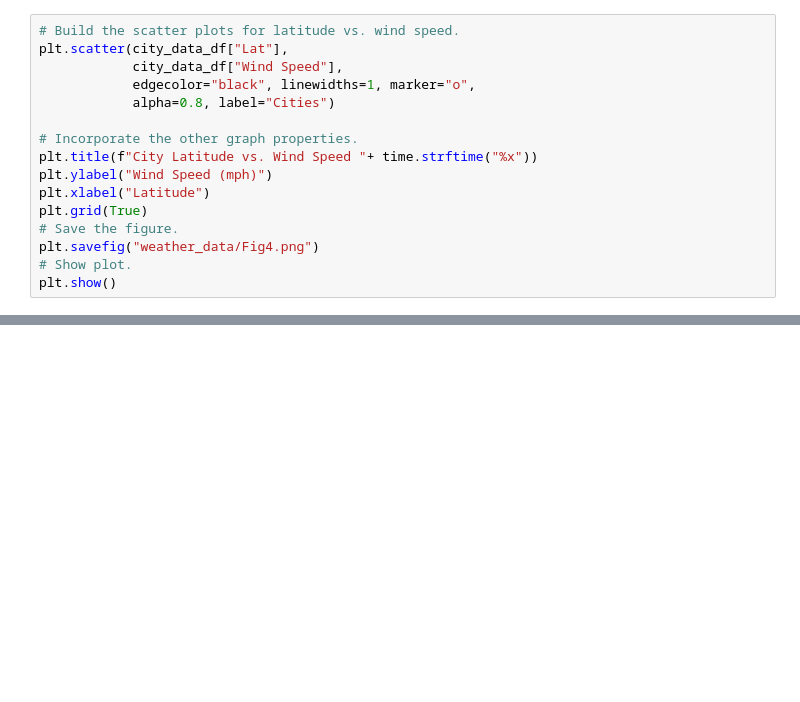
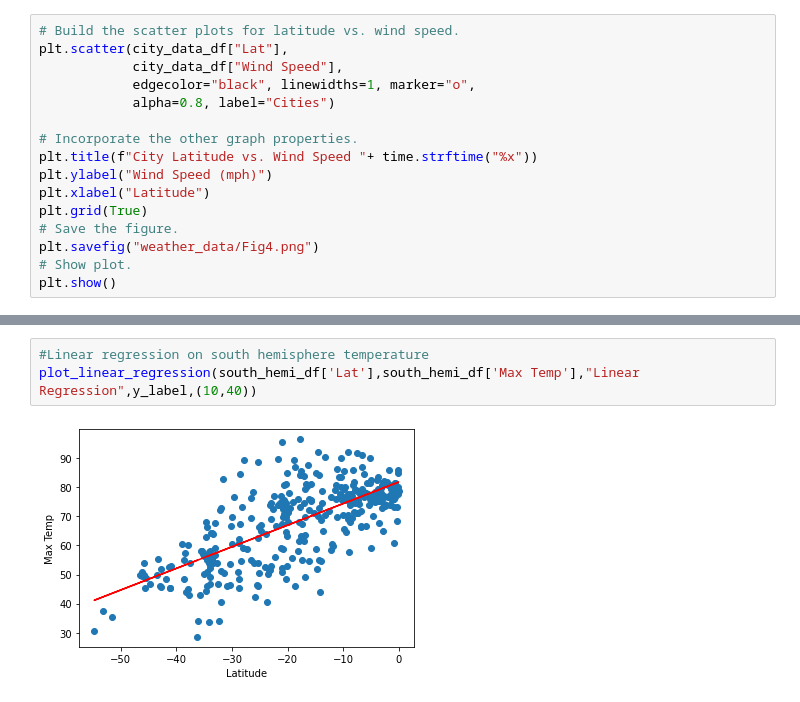
Before and after one commit to shaileeM/World_Weather_Analysis, a Jupyter notebook: WeatherPy_new.ipynb, the cells around one changed output, grey strips where cells are left out. Cells and saved outputs as stored; diff of their text form; blank space fills up the shorter version.

```diff
--- a/WeatherPy_new.ipynb
+++ b/WeatherPy_new.ipynb
@@ -193,0 +249,5 @@ plt.show()
+# %%
+#Linear regression on south hemisphere temperature
+plot_linear_regression(south_hemi_df['Lat'],south_hemi_df['Max Temp'],"Linear Regression",y_label,(10,40))
+# %% [output]
+[figure, added]
```
Also changed, not shown: parts of 10 cells of this notebook.
